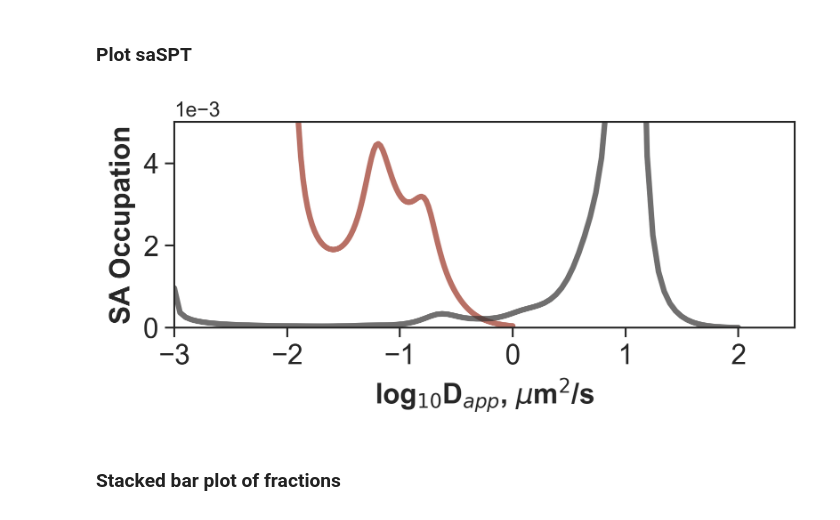
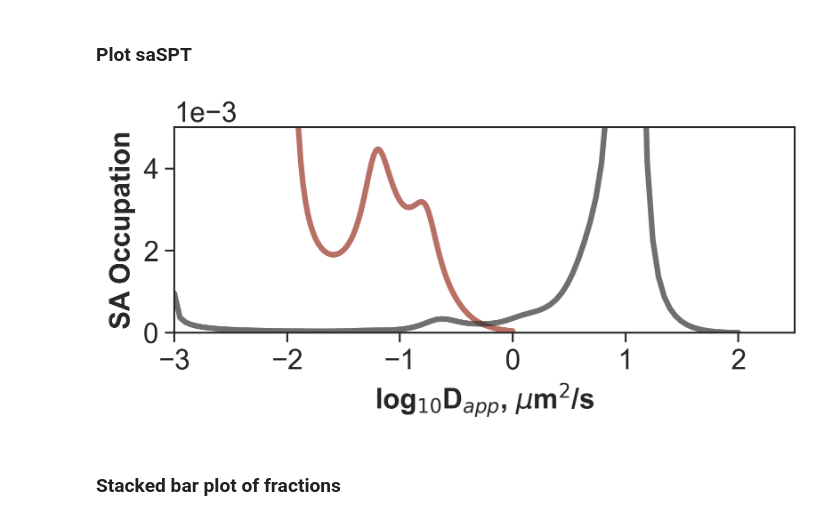
Before and after one commit to walterlab-um/intra_condensate_SPT, a Jupyter notebook: plot_paper_figure/Fig2_compare_FL_in_vs_outside.ipynb, the cells around one changed output. Drawn from its saved outputs; the diff is of its cells as text; code cells hidden in the pictures.

```diff
--- a/plot_paper_figure/Fig2_compare_FL_in_vs_outside.ipynb
+++ b/plot_paper_figure/Fig2_compare_FL_in_vs_outside.ipynb
@@ -314,37 +316,38 @@ ax = sns.lineplot(
     lw=3,
     alpha=0.7,
     legend=False,
 )
 log10D = df_saspt["log10D"].to_numpy(dtype=float)
 
 # sns.move_legend(ax, 2, title=None, frameon=False)
 plt.xlim(log10D.min(), log10D.max())
 plt.ylim(0, 0.005)
-plt.yticks([0,0.002, 0.004])
+plt.yticks([0, 0.002, 0.004])
 plt.xlim(-3, 2.5)
 plt.xlabel(r"log$_{10}$D$_{app}$, $\mu$m$^2$/s", weight="bold", fontsize=15)
 plt.ylabel("SA Occupation", weight="bold", fontsize=15)
 plt.gca().spines[:].set_linewidth(1)
 plt.gca().tick_params(
     axis="both",
     which="major",
     labelsize=15,
     direction="out",
     bottom=True,
     left=True,
     length=5,
     width=1,
 )
 plt.gca().ticklabel_format(
     axis="y",
-    style='scientific',
-    scilimits=(-3,6),
+    style="scientific",
+    scilimits=(-3, 6),
 )
+plt.gca().yaxis.get_offset_text().set_fontsize(15)
 plt.gca().tick_params(axis="both", which="major", labelsize=15)
 plt.savefig("6.saspt_histo_" + postfix, format="png", bbox_inches="tight")
 plt.show()
 # %% [output]
-[figure, old version]
+[figure, new version]
 # %% [markdown]
 ### Stacked bar plot of fractions
 # %% [markdown]
```
Also changed, not shown: parts of 3 cells of this notebook, 1 other file.
